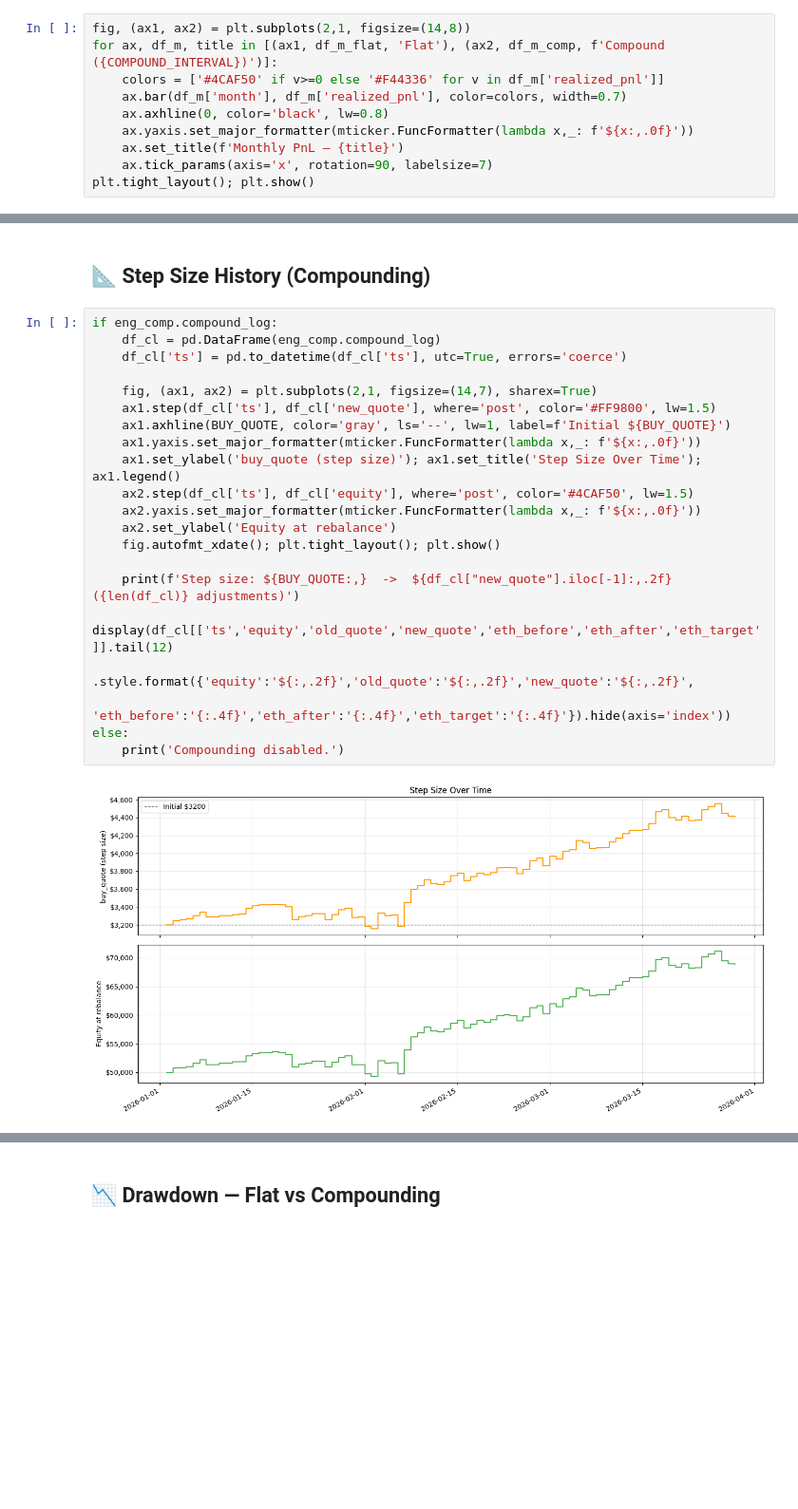
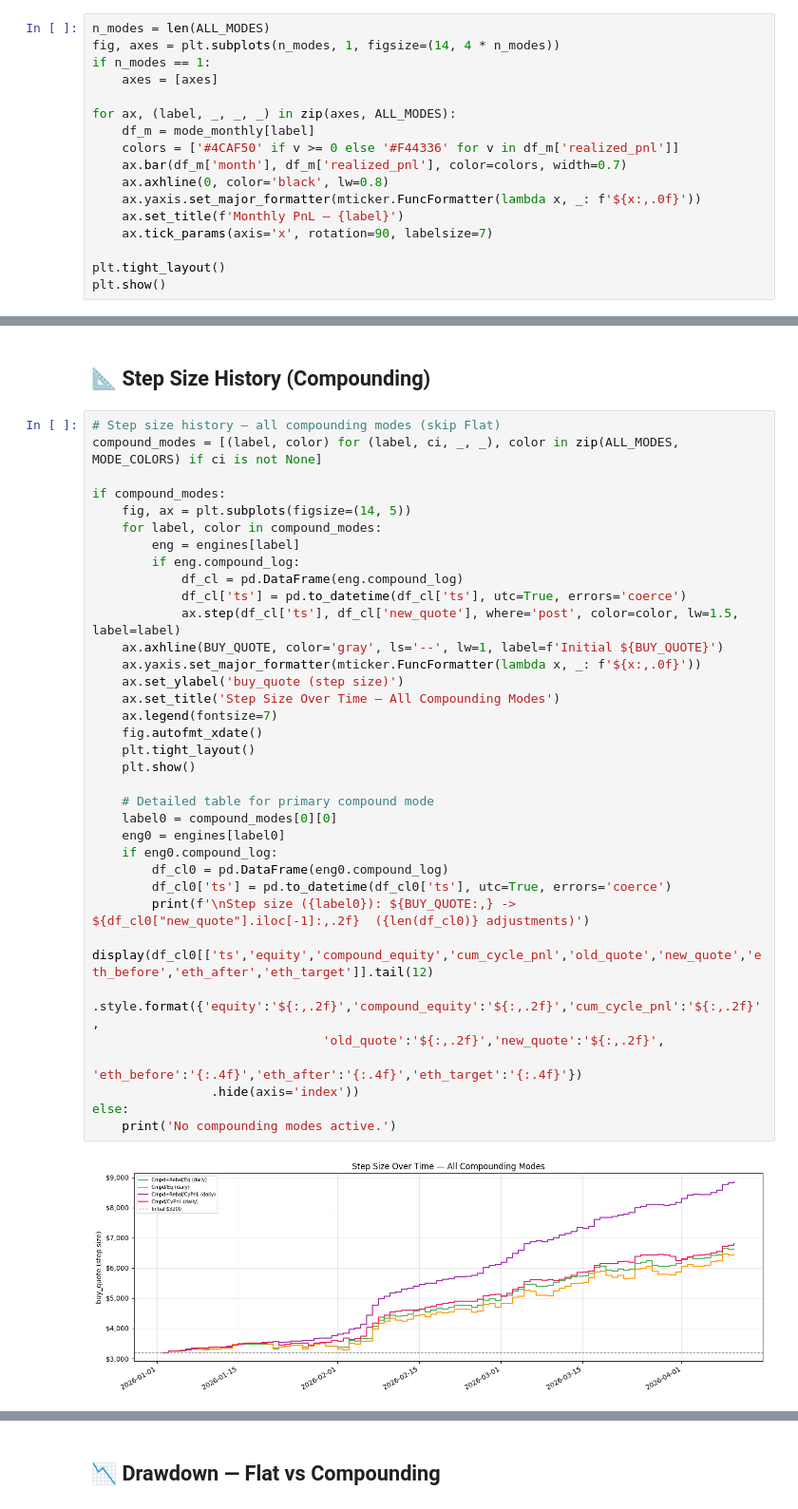
Before and after one commit to gargrahul2008/trading_bot, a Jupyter notebook: backtest/backtest.ipynb, the cells around one changed output, grey strips where cells are left out. Shown at 95% size. Cells and saved outputs as stored; diff of their text form; blank space fills up the shorter version.

```diff
--- a/backtest/backtest.ipynb
+++ b/backtest/backtest.ipynb
@@ -447,13 +567,20 @@ fig.autofmt_xdate(); plt.tight_layout(); plt.show()
 # %% [markdown]
 ## 💰 Monthly PnL — Flat vs Compounding
 # %%
-fig, (ax1, ax2) = plt.subplots(2,1, figsize=(14,8))
-for ax, df_m, title in [(ax1, df_m_flat, 'Flat'), (ax2, df_m_comp, f'Compound ({COMPOUND_INTERVAL})')]:
-    colors = ['#4CAF50' if v>=0 else '#F44336' for v in df_m['realized_pnl']]
+n_modes = len(ALL_MODES)
+fig, axes = plt.subplots(n_modes, 1, figsize=(14, 4 * n_modes))
+if n_modes == 1:
+    axes = [axes]
+
+for ax, (label, _, _, _) in zip(axes, ALL_MODES):
+    df_m = mode_monthly[label]
+    colors = ['#4CAF50' if v >= 0 else '#F44336' for v in df_m['realized_pnl']]
     ax.bar(df_m['month'], df_m['realized_pnl'], color=colors, width=0.7)
     ax.axhline(0, color='black', lw=0.8)
-    ax.yaxis.set_major_formatter(mticker.FuncFormatter(lambda x,_: f'${x:,.0f}'))
-    ax.set_title(f'Monthly PnL — {title}')
+    ax.yaxis.set_major_formatter(mticker.FuncFormatter(lambda x, _: f'${x:,.0f}'))
+    ax.set_title(f'Monthly PnL — {label}')
     ax.tick_params(axis='x', rotation=90, labelsize=7)
-plt.tight_layout(); plt.show()
+
+plt.tight_layout()
+plt.show()
 # %% [output]
@@ -477,25 +607,39 @@ plt.xticks(rotation=90, fontsize=7); plt.tight_layout(); plt.show()
 # %% [markdown]
 ## 📐 Step Size History (Compounding)
 # %%
-if eng_comp.compound_log:
-    df_cl = pd.DataFrame(eng_comp.compound_log)
-    df_cl['ts'] = pd.to_datetime(df_cl['ts'], utc=True, errors='coerce')
+# Step size history — all compounding modes (skip Flat)
+compound_modes = [(label, color) for (label, ci, _, _), color in zip(ALL_MODES, MODE_COLORS) if ci is not None]
 
-    fig, (ax1, ax2) = plt.subplots(2,1, figsize=(14,7), sharex=True)
-    ax1.step(df_cl['ts'], df_cl['new_quote'], where='post', color='#FF9800', lw=1.5)
-    ax1.axhline(BUY_QUOTE, color='gray', ls='--', lw=1, label=f'Initial ${BUY_QUOTE}')
-    ax1.yaxis.set_major_formatter(mticker.FuncFormatter(lambda x,_: f'${x:,.0f}'))
-    ax1.set_ylabel('buy_quote (step size)'); ax1.set_title('Step Size Over Time'); ax1.legend()
-    ax2.step(df_cl['ts'], df_cl['equity'], where='post', color='#4CAF50', lw=1.5)
-    ax2.yaxis.set_major_formatter(mticker.FuncFormatter(lambda x,_: f'${x:,.0f}'))
-    ax2.set_ylabel('Equity at rebalance')
-    fig.autofmt_xdate(); plt.tight_layout(); plt.show()
+if compound_modes:
+    fig, ax = plt.subplots(figsize=(14, 5))
+    for label, color in compound_modes:
+        eng = engines[label]
+        if eng.compound_log:
+            df_cl = pd.DataFrame(eng.compound_log)
+            df_cl['ts'] = pd.to_datetime(df_cl['ts'], utc=True, errors='coerce')
+            ax.step(df_cl['ts'], df_cl['new_quote'], where='post', color=color, lw=1.5, label=label)
+    ax.axhline(BUY_QUOTE, color='gray', ls='--', lw=1, label=f'Initial ${BUY_QUOTE}')
+    ax.yaxis.set_major_formatter(mticker.FuncFormatter(lambda x, _: f'${x:,.0f}'))
+    ax.set_ylabel('buy_quote (step size)')
+    ax.set_title('Step Size Over Time — All Compounding Modes')
+    ax.legend(fontsize=7)
+    fig.autofmt_xdate()
+    plt.tight_layout()
+    plt.show()
 
-    print(f'Step size: ${BUY_QUOTE:,}  ->  ${df_cl["new_quote"].iloc[-1]:,.2f}  ({len(df_cl)} adjustments)')
-    display(df_cl[['ts','equity','old_quote','new_quote','eth_before','eth_after','eth_target']].tail(12)
-            .style.format({'equity':'${:,.2f}','old_quote':'${:,.2f}','new_quote':'${:,.2f}',
-                           'eth_before':'{:.4f}','eth_after':'{:.4f}','eth_target':'{:.4f}'}).hide(axis='index'))
+    # Detailed table for primary compound mode
+    label0 = compound_modes[0][0]
+    eng0 = engines[label0]
+    if eng0.compound_log:
+        df_cl0 = pd.DataFrame(eng0.compound_log)
+        df_cl0['ts'] = pd.to_datetime(df_cl0['ts'], utc=True, errors='coerce')
+        print(f'\nStep size ({label0}): ${BUY_QUOTE:,} -> ${df_cl0["new_quote"].iloc[-1]:,.2f}  ({len(df_cl0)} adjustments)')
+        display(df_cl0[['ts','equity','compound_equity','cum_cycle_pnl','old_quote','new_quote','eth_before','eth_after','eth_target']].tail(12)
+                .style.format({'equity':'${:,.2f}','compound_equity':'${:,.2f}','cum_cycle_pnl':'${:,.2f}',
+                               'old_quote':'${:,.2f}','new_quote':'${:,.2f}',
+                               'eth_before':'{:.4f}','eth_after':'{:.4f}','eth_target':'{:.4f}'})
+                .hide(axis='index'))
 else:
-    print('Compounding disabled.')
+    print('No compounding modes active.')
 # %% [output]
-[figure, old version]
+[figure, new version]
```
Also changed, not shown: parts of 21 cells of this notebook, 22 other files.
